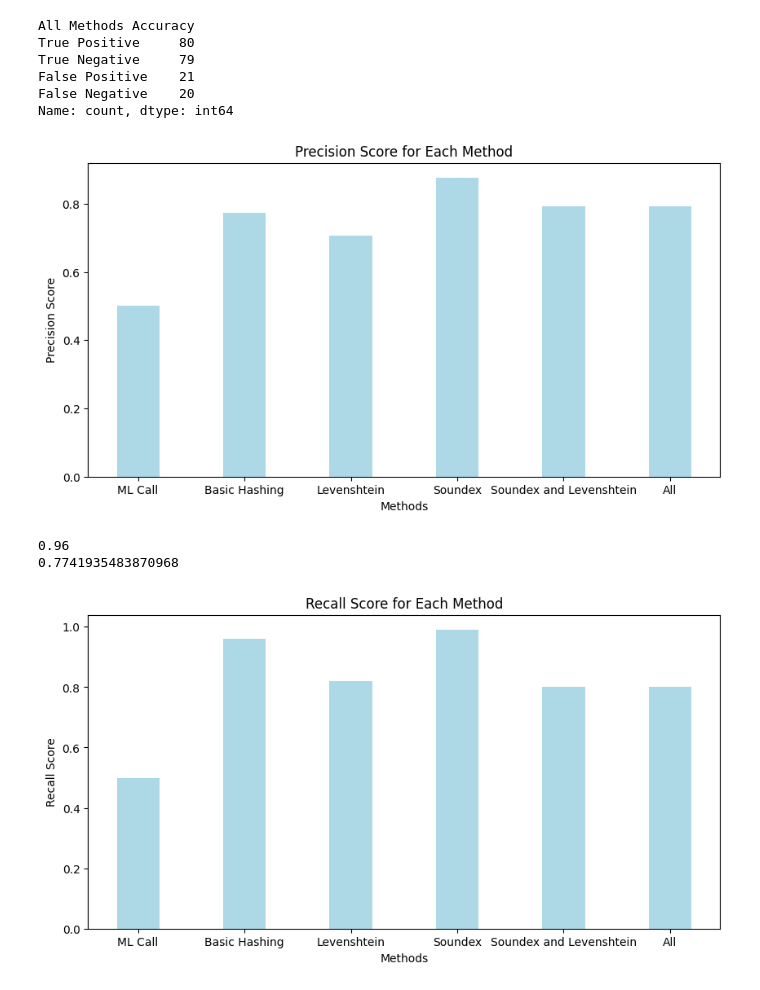
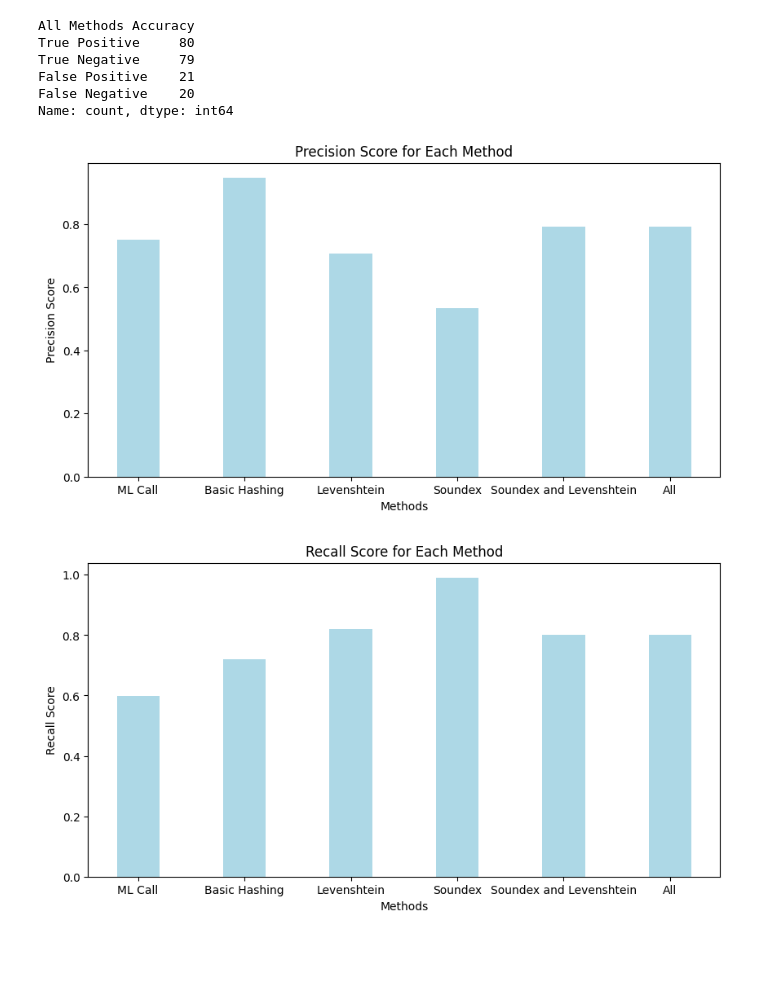
Before and after one commit to beadeoliveira/CS333_TechDemo, a Jupyter notebook: metrics/graphs.ipynb, the cells around one changed output. Drawn from its saved outputs; the diff is of its cells as text; code cells hidden in the pictures; blank space fills up the shorter version.

```diff
--- a/metrics/graphs.ipynb
+++ b/metrics/graphs.ipynb
@@ -38,36 +43,34 @@ df = pd.DataFrame({'Method': ['ML Call', 'Basic Hashing', 'Levenshtein', 'Sounde
 # %%
 #Precision
 import matplotlib.pyplot as plt
 from performance import *
-mlp = precision(1,1)
-bhp = precision(96,28)
+mlp = precision(60,20)
+bhp = precision(72,4)
 lp = precision(82,34)
-sp = precision(99,14)
+sp = precision(99,86)
 slp = precision(80,21)
 allp = precision(80,21)
 precisiondf = pd.DataFrame({'Method': ['ML Call', 'Basic Hashing', 'Levenshtein', 'Soundex', 'Soundex and Levenshtein', 'All'],
                    'Precision': [mlp,bhp,lp,sp,slp,allp]})
 methods = list(precisiondf["Method"])
 precisionscores = list(precisiondf["Precision"])
 
 fig = plt.figure(figsize = (10, 5))
 
 # creating the bar plot
 plt.bar(methods, precisionscores, color ='lightblue',
         width = 0.4)
 
 plt.xlabel("Methods")
 plt.ylabel("Precision Score")
 plt.title("Precision Score for Each Method")
 plt.show()
 # %% [output]
-[figure, old version]
+[figure, new version]
 # %%
 #Recall
-mlr = recall(1,1)
-bhr = recall(96,4)
-print(bhr)
-print(bhp)
+mlr = recall(60,40)
+bhr = recall(72,28)
 lr = recall(82,18)
 sr = recall(99,1)
 slr = recall(80,20)
@@ -88,9 +91,7 @@ plt.ylabel("Recall Score")
 plt.title("Recall Score for Each Method")
 plt.show()
 # %% [output]
-0.96
-0.7741935483870968
-[figure, old version]
+[figure, new version]
 # %%
 #F1
 mlf1 = f1(mlp,mlr)
```
Also changed, not shown: parts of 10 cells of this notebook, 2 other files.
